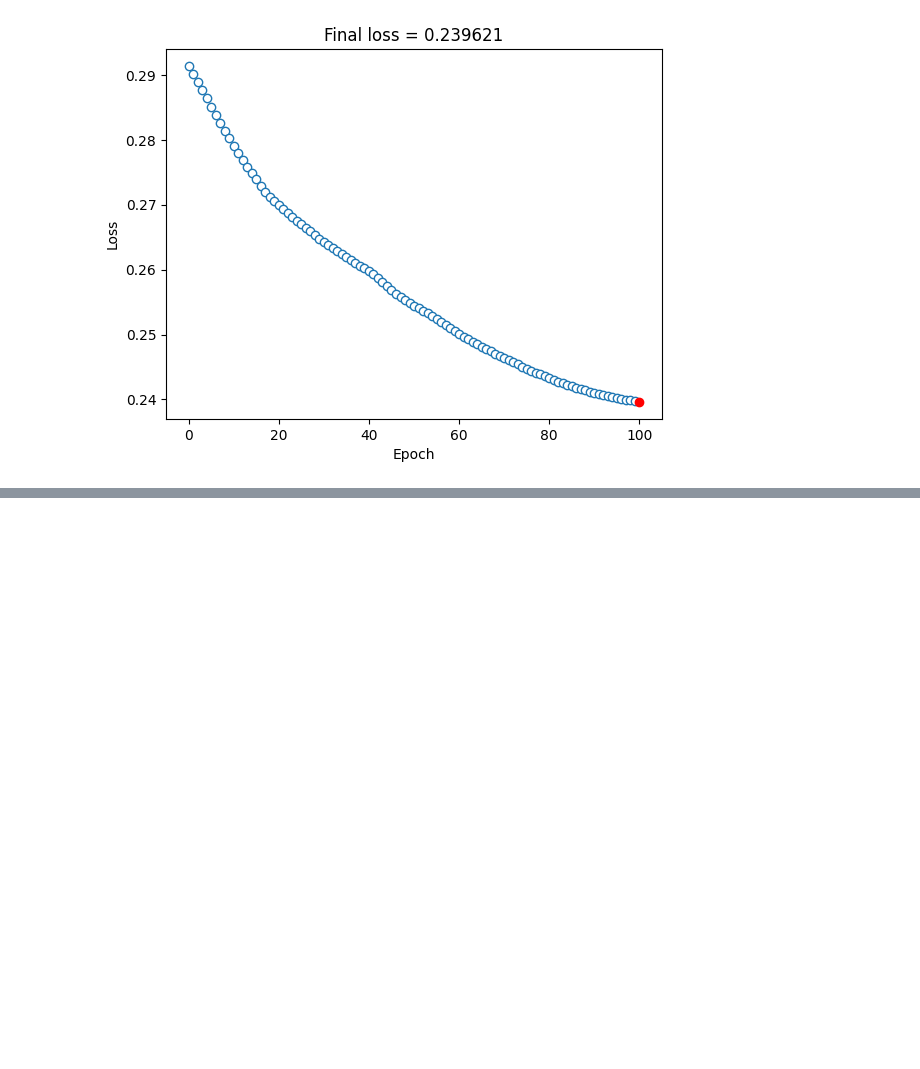
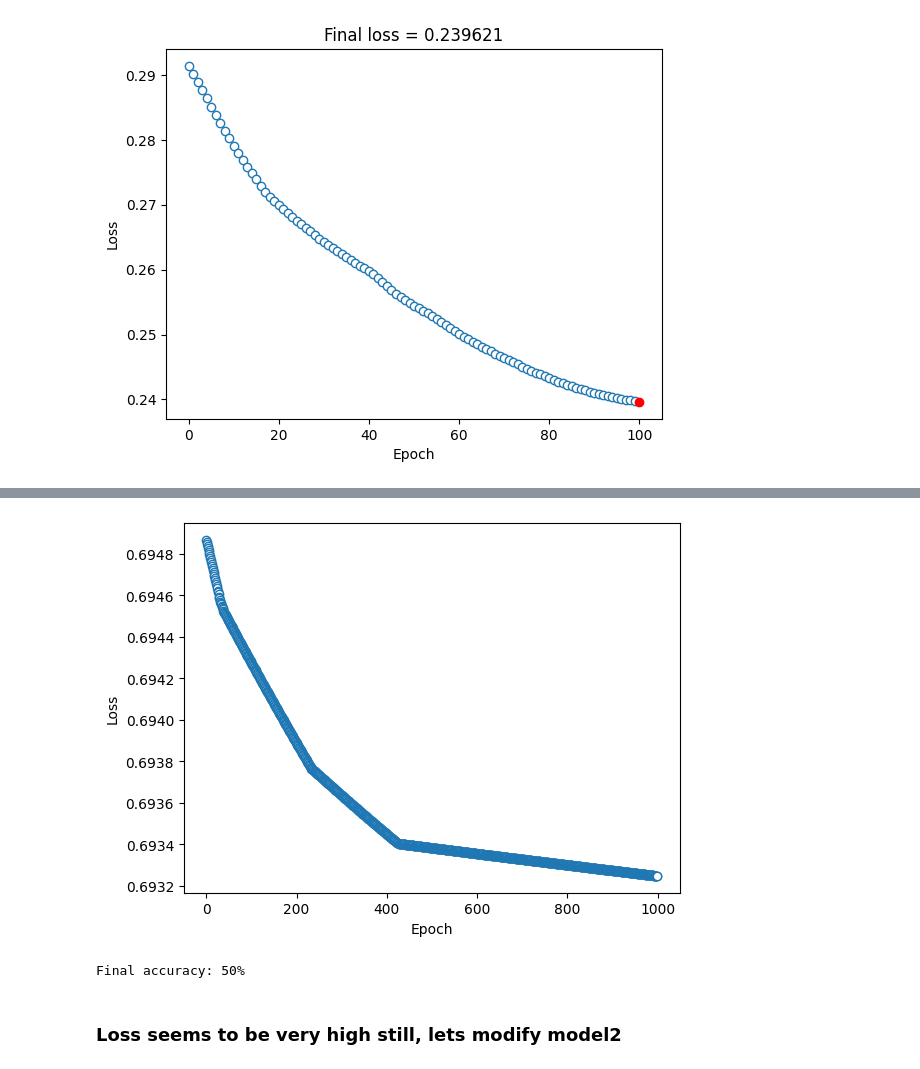
Before and after one commit to dswithgaurav/DL-Using-Pytorch, a Jupyter notebook: 03.ANN.ipynb, the cells around one changed output, grey strips where cells are left out. Cells and saved outputs as stored; diff of their text form; code cells hidden in the pictures; blank space fills up the shorter version.

```diff
--- a/03.ANN.ipynb
+++ b/03.ANN.ipynb
@@ -86,0 +140,9 @@ plt.show()
+# %%
+model2 = nn.Sequential(
+    nn.Linear(2,1), #input layer
+    nn.ReLU(),      #activation function
+    nn.Linear(1,1), #output layer
+    nn.Sigmoid() #final activation function
+)
+
+model2
@@ -86,0 +156,20 @@ plt.show()
+# %%
+lr = 0.01
+
+
+loss_fn = nn.BCELoss()
+
+optimizer = torch.optim.SGD(model2.parameters(),lr = lr)
+# %%
+epochs = 1000
+losses = torch.zeros(epochs)
+
+for i in range(epochs):
+    yhat = model2(data)
+    loss = loss_fn(yhat, labels)
+    losses[i] = loss
+
+    optimizer.zero_grad()
+    loss.backward()
+    optimizer.step()
+    print(f"Epoch {i+1}/{epochs}, Loss: {loss.item():.4f}")
@@ -86,0 +194,27 @@ plt.show()
+# %%
+plt.plot(losses.detach(),'o',markerfacecolor='w',linewidth=.1)
+plt.xlabel('Epoch')
+plt.ylabel('Loss')
+plt.show()
+# %% [output]
+[figure, added]
+# %%
+# compute the predictions
+
+# manually compute losses
+# final forward pass
+predictions = model2(data)
+
+predlabels = predictions>.5
+
+# find errors
+misclassified = np.where(predlabels != labels)[0]
+
+# total accuracy
+totalacc = 100-100*len(misclassified)/(2*nPerClust)
+
+print('Final accuracy: %g%%' %totalacc)
+# %% [output]
+Final accuracy: 50%
+# %% [markdown]
+###  Loss seems to be very high still, lets modify model2
```
Also changed, not shown: parts of 14 cells of this notebook, 1 other file.
